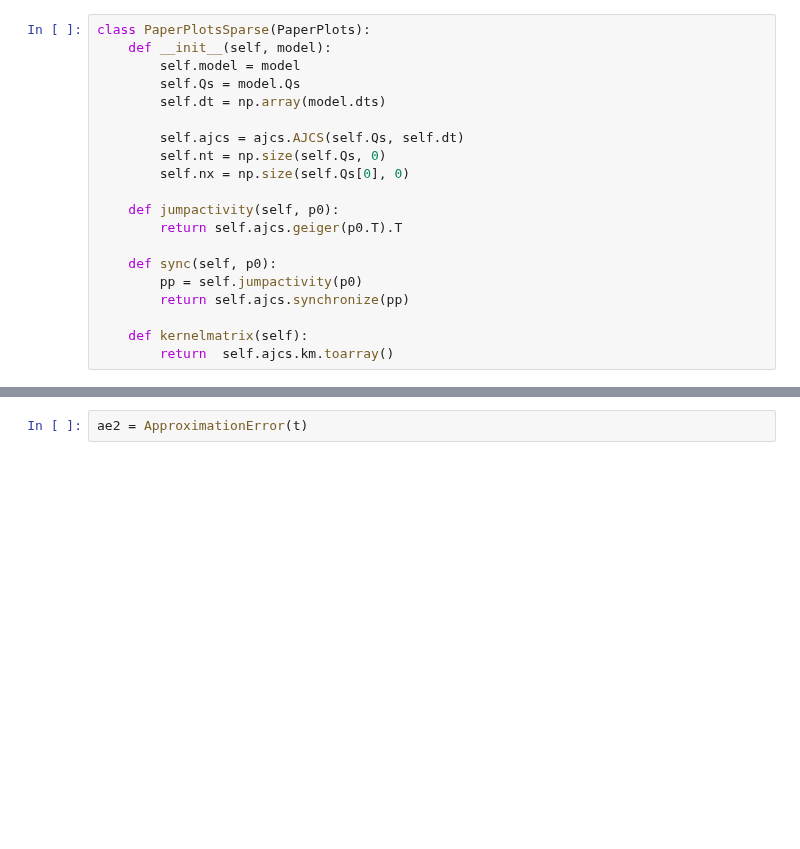
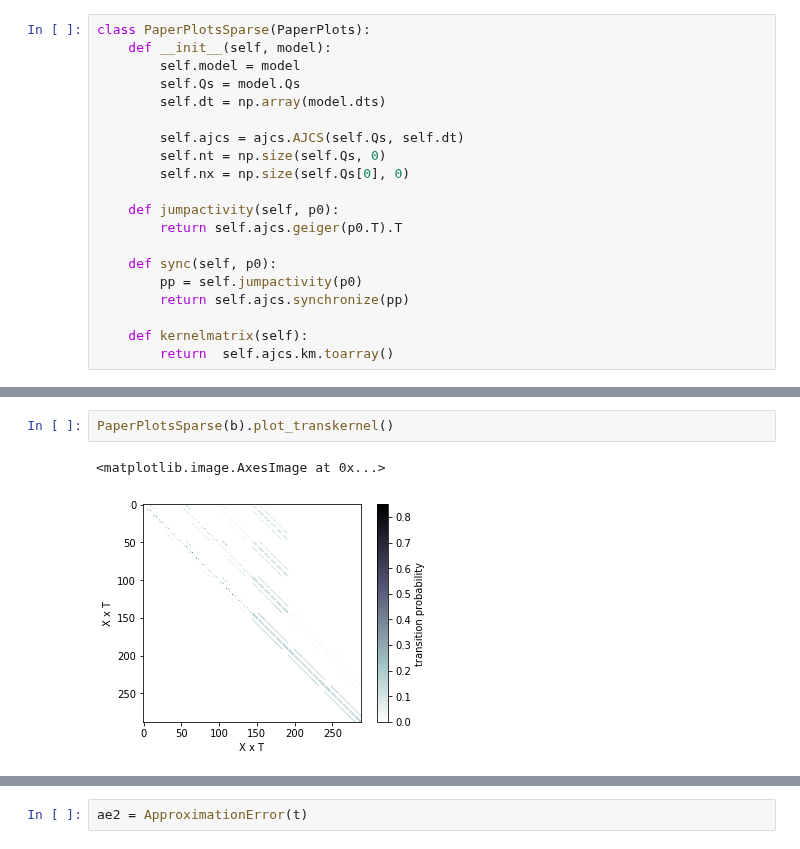
Before and after one commit to axsk/augmented-jump-chain, a Jupyter notebook: papermsnd.ipynb, the cells around one changed output, grey strips where cells are left out. Drawn from its saved outputs; the diff is of its cells as text; blank space fills up the shorter version.

```diff
--- a/papermsnd.ipynb
+++ b/papermsnd.ipynb
@@ -195,0 +260,5 @@ class TripleWell(DoubleWell):
+# %%
+PaperPlotsSparse(b).plot_transkernel()
+# %% [output]
+<matplotlib.image.AxesImage at 0x...>
+[figure, added]
```
Also changed, not shown: parts of 22 cells of this notebook, 1 other file.
